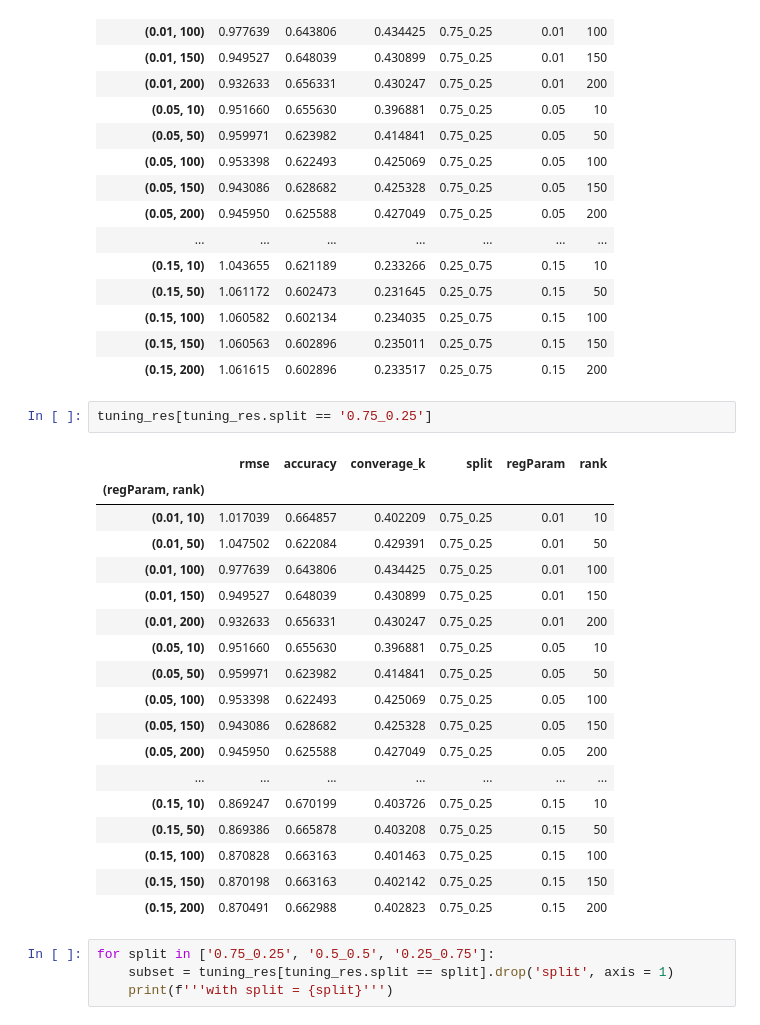
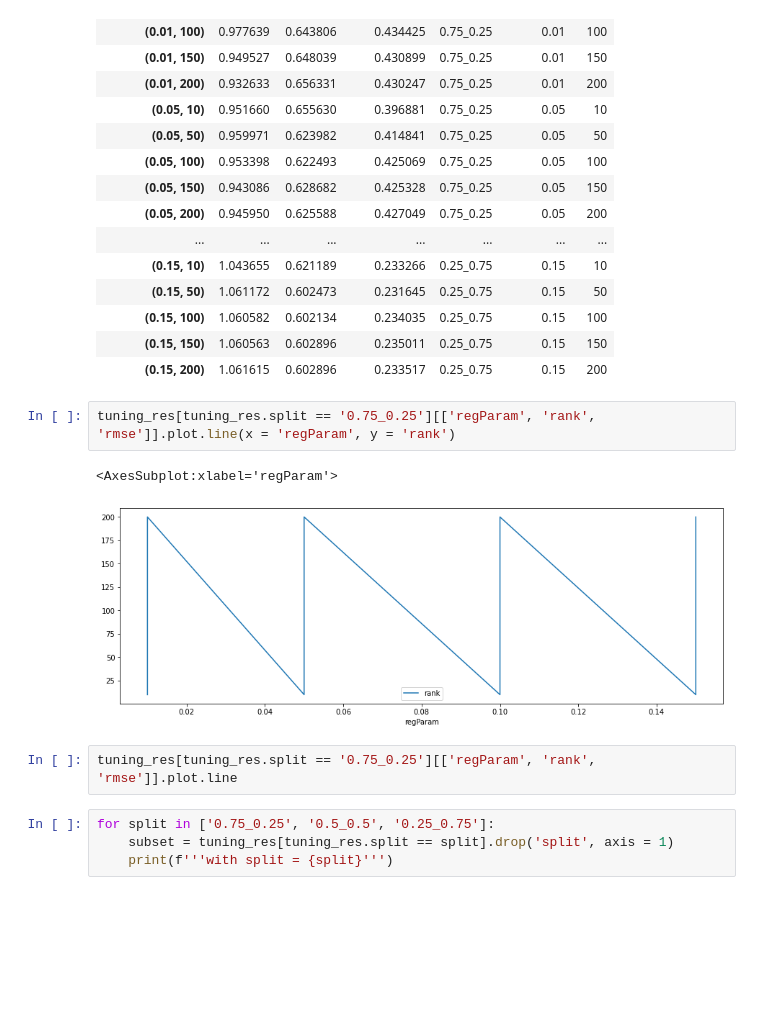
Before and after one commit to syeehyn/personalization-system, a Jupyter notebook: notebook/final_report.ipynb, the cells around one changed output. Drawn from its saved outputs; the diff is of its cells as text; blank space fills up the shorter version.

```diff
--- a/notebook/final_report.ipynb
+++ b/notebook/final_report.ipynb
@@ -298,27 +298,13 @@ tuning_res
 | (0.15, 100) | 1.060582 | 0.602134 | 0.234035 | 0.25_0.75 | 0.15 | 100 |
 | (0.15, 150) | 1.060563 | 0.602896 | 0.235011 | 0.25_0.75 | 0.15 | 150 |
 | (0.15, 200) | 1.061615 | 0.602896 | 0.233517 | 0.25_0.75 | 0.15 | 200 |
+# %%
+tuning_res[tuning_res.split == '0.75_0.25'][['regParam', 'rank', 'rmse']].plot.line(x = 'regParam', y = 'rank')
+# %% [output]
+<AxesSubplot:xlabel='regParam'>
+[figure, added]
 # %%
-tuning_res[tuning_res.split == '0.75_0.25']
+tuning_res[tuning_res.split == '0.75_0.25'][['regParam', 'rank', 'rmse']].plot.line
-# %% [output]
-|  | rmse | accuracy | converage_k | split | regParam | rank |
-| (regParam, rank) |  |  |  |  |  |  |
-| (0.01, 10) | 1.017039 | 0.664857 | 0.402209 | 0.75_0.25 | 0.01 | 10 |
-| (0.01, 50) | 1.047502 | 0.622084 | 0.429391 | 0.75_0.25 | 0.01 | 50 |
-| (0.01, 100) | 0.977639 | 0.643806 | 0.434425 | 0.75_0.25 | 0.01 | 100 |
-| (0.01, 150) | 0.949527 | 0.648039 | 0.430899 | 0.75_0.25 | 0.01 | 150 |
-| (0.01, 200) | 0.932633 | 0.656331 | 0.430247 | 0.75_0.25 | 0.01 | 200 |
-| (0.05, 10) | 0.951660 | 0.655630 | 0.396881 | 0.75_0.25 | 0.05 | 10 |
-| (0.05, 50) | 0.959971 | 0.623982 | 0.414841 | 0.75_0.25 | 0.05 | 50 |
-| (0.05, 100) | 0.953398 | 0.622493 | 0.425069 | 0.75_0.25 | 0.05 | 100 |
-| (0.05, 150) | 0.943086 | 0.628682 | 0.425328 | 0.75_0.25 | 0.05 | 150 |
-| (0.05, 200) | 0.945950 | 0.625588 | 0.427049 | 0.75_0.25 | 0.05 | 200 |
-| ... | ... | ... | ... | ... | ... | ... |
-| (0.15, 10) | 0.869247 | 0.670199 | 0.403726 | 0.75_0.25 | 0.15 | 10 |
-| (0.15, 50) | 0.869386 | 0.665878 | 0.403208 | 0.75_0.25 | 0.15 | 50 |
-| (0.15, 100) | 0.870828 | 0.663163 | 0.401463 | 0.75_0.25 | 0.15 | 100 |
-| (0.15, 150) | 0.870198 | 0.663163 | 0.402142 | 0.75_0.25 | 0.15 | 150 |
-| (0.15, 200) | 0.870491 | 0.662988 | 0.402823 | 0.75_0.25 | 0.15 | 200 |
 # %%
 for split in ['0.75_0.25', '0.5_0.5', '0.25_0.75']:
     subset = tuning_res[tuning_res.split == split].drop('split', axis = 1)
```
Also changed, not shown: 3 other files.
